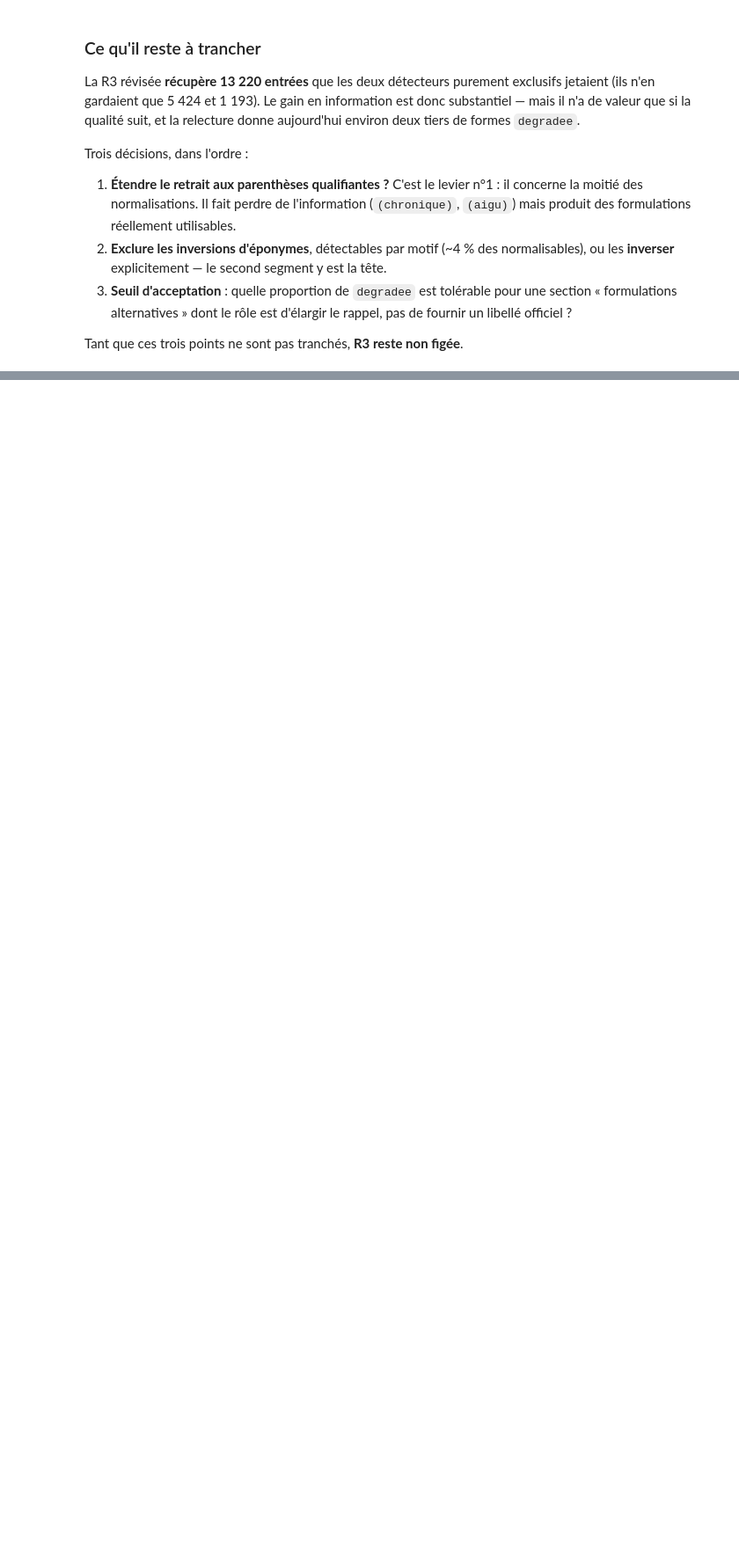
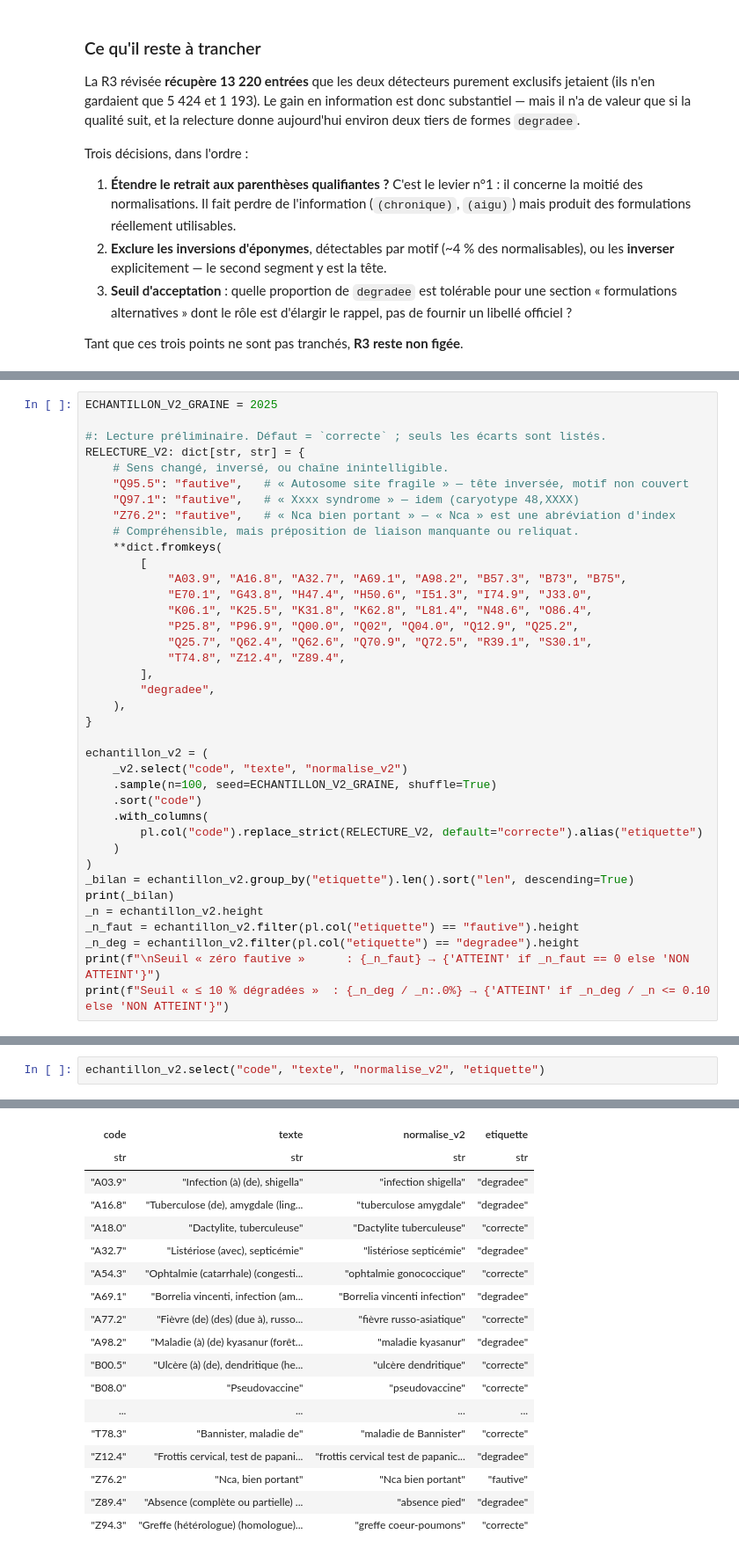
Before and after one commit to 24p11/recode-icd, a Jupyter notebook: scripts/explore/qualite_sources_par_chapitre.ipynb, the cells around one changed output, grey strips where cells are left out. Shown at 88% size. Drawn from its saved outputs; the diff is of its cells as text; blank space fills up the shorter version.

```diff
--- a/scripts/explore/qualite_sources_par_chapitre.ipynb
+++ b/scripts/explore/qualite_sources_par_chapitre.ipynb
@@ -1633,0 +1794,38 @@ Tant que ces trois points ne sont pas tranchés, **R3 reste non figée**.
+# %%
+ECHANTILLON_V2_GRAINE = 2025
+
+#: Lecture préliminaire. Défaut = `correcte` ; seuls les écarts sont listés.
+RELECTURE_V2: dict[str, str] = {
+    # Sens changé, inversé, ou chaîne inintelligible.
+    "Q95.5": "fautive",   # « Autosome site fragile » — tête inversée, motif non couvert
+    "Q97.1": "fautive",   # « Xxxx syndrome » — idem (caryotype 48,XXXX)
+    "Z76.2": "fautive",   # « Nca bien portant » — « Nca » est une abréviation d'index
+    # Compréhensible, mais préposition de liaison manquante ou reliquat.
+    **dict.fromkeys(
+        [
+            "A03.9", "A16.8", "A32.7", "A69.1", "A98.2", "B57.3", "B73", "B75",
+            "E70.1", "G43.8", "H47.4", "H50.6", "I51.3", "I74.9", "J33.0",
+            "K06.1", "K25.5", "K31.8", "K62.8", "L81.4", "N48.6", "O86.4",
+            "P25.8", "P96.9", "Q00.0", "Q02", "Q04.0", "Q12.9", "Q25.2",
+            "Q25.7", "Q62.4", "Q62.6", "Q70.9", "Q72.5", "R39.1", "S30.1",
+            "T74.8", "Z12.4", "Z89.4",
+        ],
+        "degradee",
+    ),
+}
+
+echantillon_v2 = (
+    _v2.select("code", "texte", "normalise_v2")
+    .sample(n=100, seed=ECHANTILLON_V2_GRAINE, shuffle=True)
+    .sort("code")
+    .with_columns(
+        pl.col("code").replace_strict(RELECTURE_V2, default="correcte").alias("etiquette")
+    )
+)
+_bilan = echantillon_v2.group_by("etiquette").len().sort("len", descending=True)
+print(_bilan)
+_n = echantillon_v2.height
+_n_faut = echantillon_v2.filter(pl.col("etiquette") == "fautive").height
+_n_deg = echantillon_v2.filter(pl.col("etiquette") == "degradee").height
+print(f"\nSeuil « zéro fautive »      : {_n_faut} → {'ATTEINT' if _n_faut == 0 else 'NON ATTEINT'}")
+print(f"Seuil « ≤ 10 % dégradées »  : {_n_deg / _n:.0%} → {'ATTEINT' if _n_deg / _n <= 0.10 else 'NON ATTEINT'}")
@@ -1633,0 +1848,3 @@ Tant que ces trois points ne sont pas tranchés, **R3 reste non figée**.
+# %%
+echantillon_v2.select("code", "texte", "normalise_v2", "etiquette")
+# %% [output]
@@ -1633,0 +1852,18 @@ Tant que ces trois points ne sont pas tranchés, **R3 reste non figée**.
+| code | texte | normalise_v2 | etiquette |
+| str | str | str | str |
+| "A03.9" | "Infection (à) (de), shigella" | "infection shigella" | "degradee" |
+| "A16.8" | "Tuberculose (de), amygdale (ling... | "tuberculose amygdale" | "degradee" |
+| "A18.0" | "Dactylite, tuberculeuse" | "Dactylite tuberculeuse" | "correcte" |
+| "A32.7" | "Listériose (avec), septicémie" | "listériose septicémie" | "degradee" |
+| "A54.3" | "Ophtalmie (catarrhale) (congesti... | "ophtalmie gonococcique" | "correcte" |
+| "A69.1" | "Borrelia vincenti, infection (am... | "Borrelia vincenti infection" | "degradee" |
+| "A77.2" | "Fièvre (de) (des) (due à), russo... | "fièvre russo-asiatique" | "correcte" |
+| "A98.2" | "Maladie (à) (de) kyasanur (forêt... | "maladie kyasanur" | "degradee" |
+| "B00.5" | "Ulcère (à) (de), dendritique (he... | "ulcère dendritique" | "correcte" |
+| "B08.0" | "Pseudovaccine" | "pseudovaccine" | "correcte" |
+| ... | ... | ... | ... |
+| "T78.3" | "Bannister, maladie de" | "maladie de Bannister" | "correcte" |
+| "Z12.4" | "Frottis cervical, test de papani... | "frottis cervical test de papanic... | "degradee" |
+| "Z76.2" | "Nca, bien portant" | "Nca bien portant" | "fautive" |
+| "Z89.4" | "Absence (complète ou partielle) ... | "absence pied" | "degradee" |
+| "Z94.3" | "Greffe (hétérologue) (homologue)... | "greffe coeur-poumons" | "correcte" |
```
Also changed, not shown: parts of 19 cells of this notebook, 2 other files.
